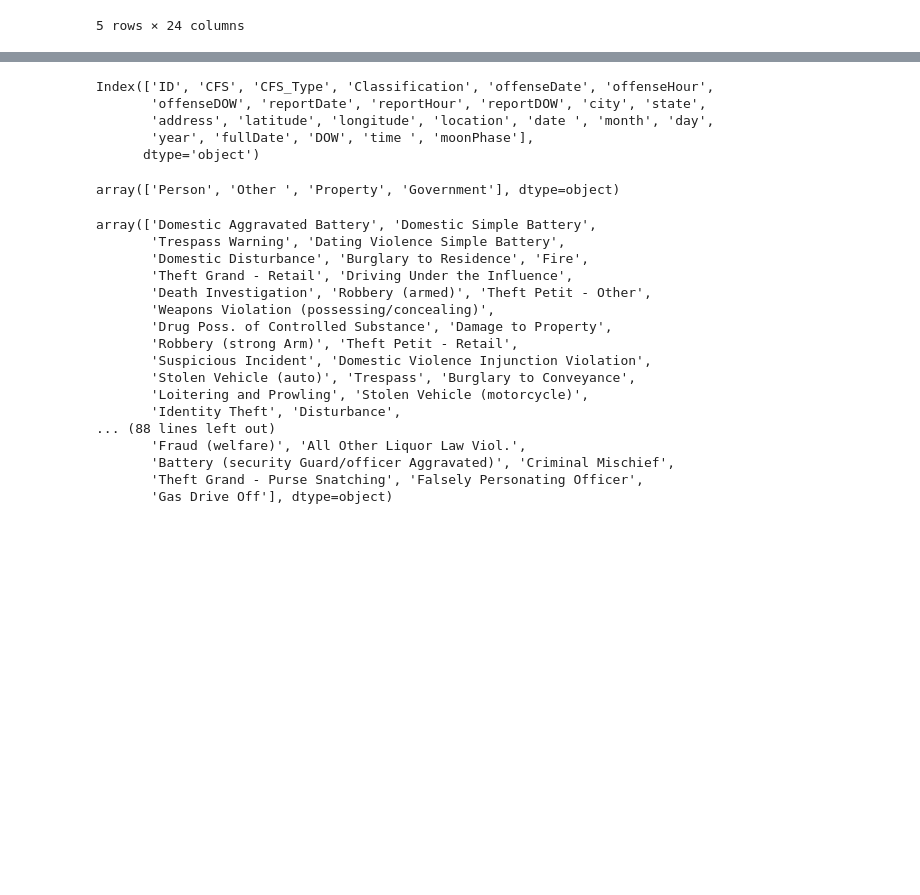
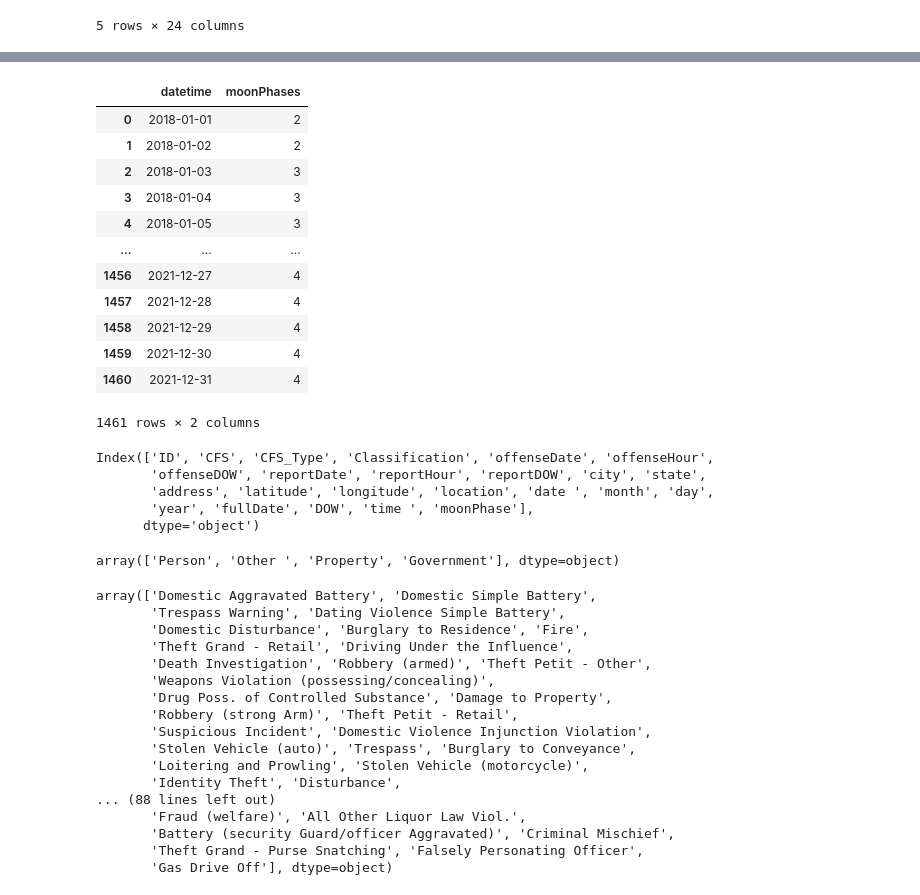
Before and after one commit to lawrencegoodwyn/FinalProject, a Jupyter notebook: PhaseML_2.ipynb, the cells around one changed output, grey strips where cells are left out. Drawn from its saved outputs; the diff is of its cells as text; code cells hidden in the pictures; blank space fills up the shorter version.

```diff
--- a/PhaseML_2.ipynb
+++ b/PhaseML_2.ipynb
@@ -25,0 +157,17 @@ df.head()
+# %%
+new_moonphasesdf = moonphases_df[['datetime','moonPhases']]
+new_moonphasesdf
+# %% [output]
+|  | datetime | moonPhases |
+| 0 | 2018-01-01 | 2 |
+| 1 | 2018-01-02 | 2 |
+| 2 | 2018-01-03 | 3 |
+| 3 | 2018-01-04 | 3 |
+| 4 | 2018-01-05 | 3 |
+| ... | ... | ... |
+| 1456 | 2021-12-27 | 4 |
+| 1457 | 2021-12-28 | 4 |
+| 1458 | 2021-12-29 | 4 |
+| 1459 | 2021-12-30 | 4 |
+| 1460 | 2021-12-31 | 4 |
+1461 rows × 2 columns
```
Also changed, not shown: parts of 26 cells of this notebook.
